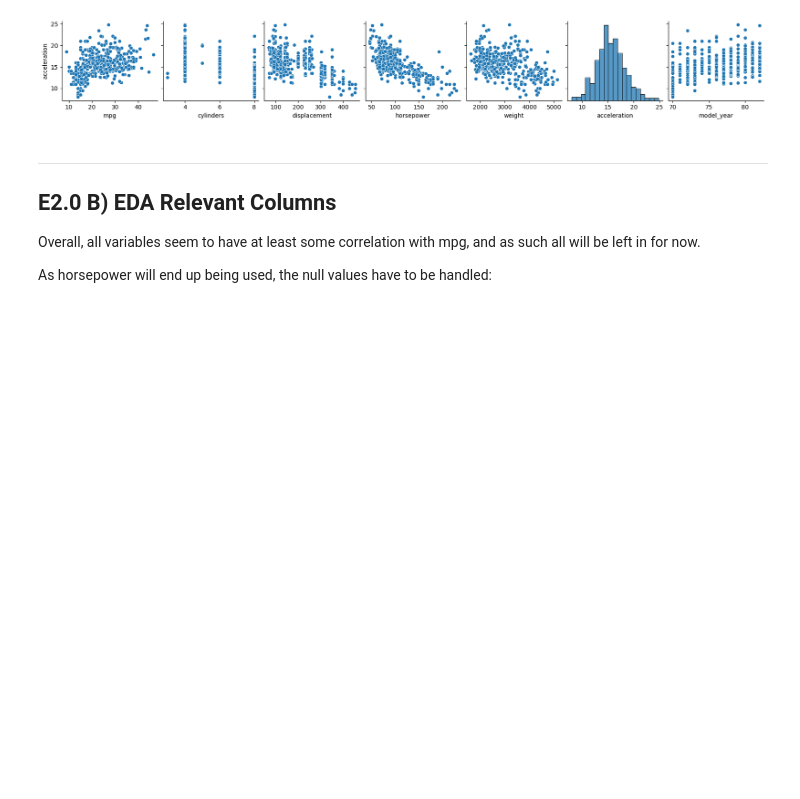
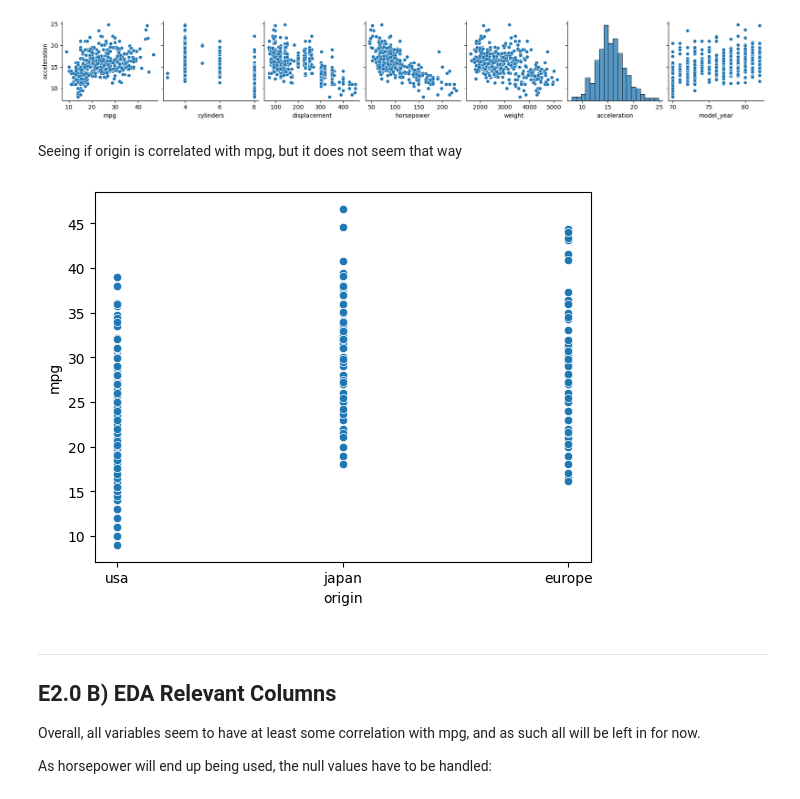
Before and after one commit to Andreas-Svensson/machine_learning, a Jupyter notebook: exercises/E2.ipynb, the cells around one changed output. Saved outputs shown, nothing was run; the diff lists cells and outputs as text; code cells hidden in the pictures; blank space fills up the shorter version.

```diff
--- a/exercises/E2.ipynb
+++ b/exercises/E2.ipynb
@@ -94,6 +101,12 @@ Both leading to some positive and negative effects for acceleration
 sns.pairplot(df, y_vars = "acceleration");
 # %% [output]
 [figure]
+# %% [markdown]
+Seeing if origin is correlated with mpg, but it does not seem that way
+# %%
+sns.scatterplot(df, x = "origin", y = "mpg");
+# %% [output]
+[figure, added]
 # %% [markdown]
 ---
 ## E2.0 B) EDA Relevant Columns
```
Also changed, not shown: parts of 26 cells of this notebook.
